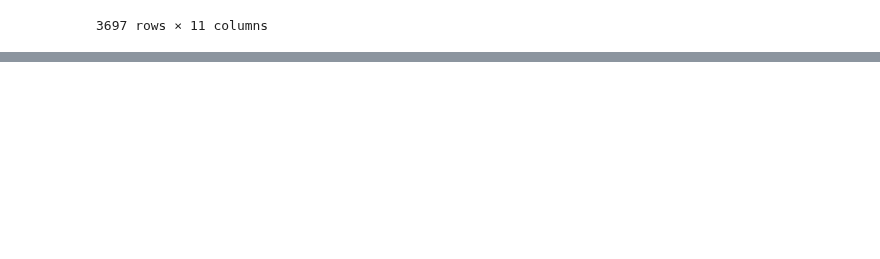
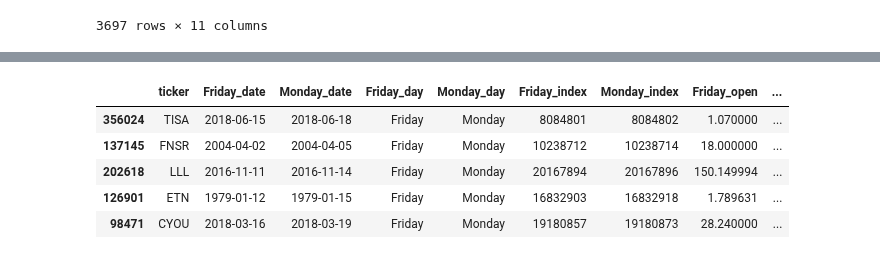
Before and after one commit to ghuckabe/DSTMarketAnalysis, a Jupyter notebook: kaggle_tech_classify.ipynb, the cells around one changed output, grey strips where cells are left out. Cells and saved outputs as stored; diff of their text form; code cells hidden in the pictures; blank space fills up the shorter version.

```diff
--- a/kaggle_tech_classify.ipynb
+++ b/kaggle_tech_classify.ipynb
@@ -241,0 +482,11 @@ tech[tech['ticker']=='AAPL']
+# %%
+combined_tech = pd.read_csv('tech_combined_pairs.csv')
+# %%
+combined_tech.sample(5)
+# %% [output]
+|  | ticker | Friday_date | Monday_date | Friday_day | Monday_day | Friday_index | Monday_index | Friday_open | ... |
+| 356024 | TISA | 2018-06-15 | 2018-06-18 | Friday | Monday | 8084801 | 8084802 | 1.070000 | ... |
+| 137145 | FNSR | 2004-04-02 | 2004-04-05 | Friday | Monday | 10238712 | 10238714 | 18.000000 | ... |
+| 202618 | LLL | 2016-11-11 | 2016-11-14 | Friday | Monday | 20167894 | 20167896 | 150.149994 | ... |
+| 126901 | ETN | 1979-01-12 | 1979-01-15 | Friday | Monday | 16832903 | 16832918 | 1.789631 | ... |
+| 98471 | CYOU | 2018-03-16 | 2018-03-19 | Friday | Monday | 19180857 | 19180873 | 28.240000 | ... |
```
Also changed, not shown: parts of 27 cells of this notebook.
